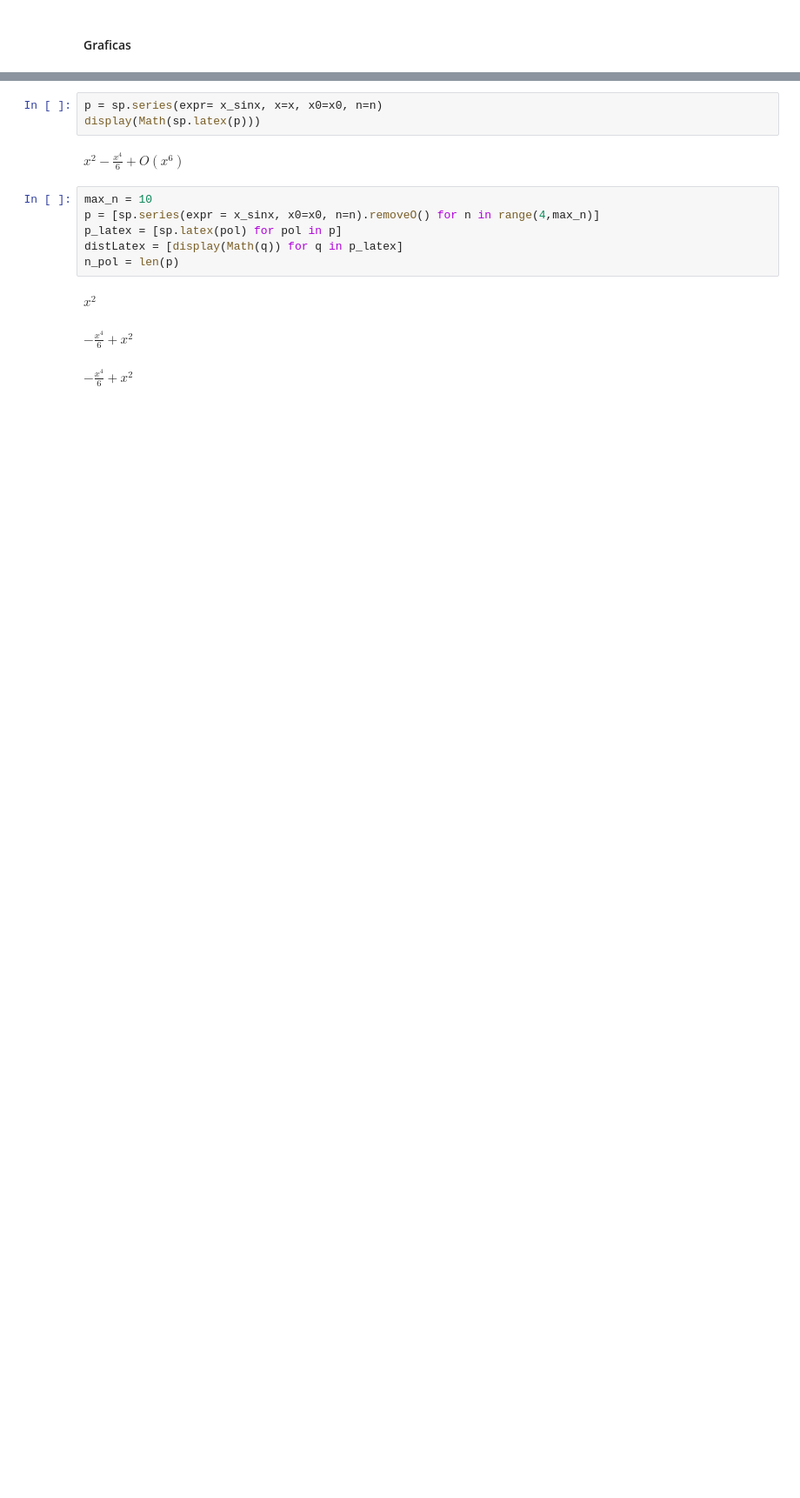
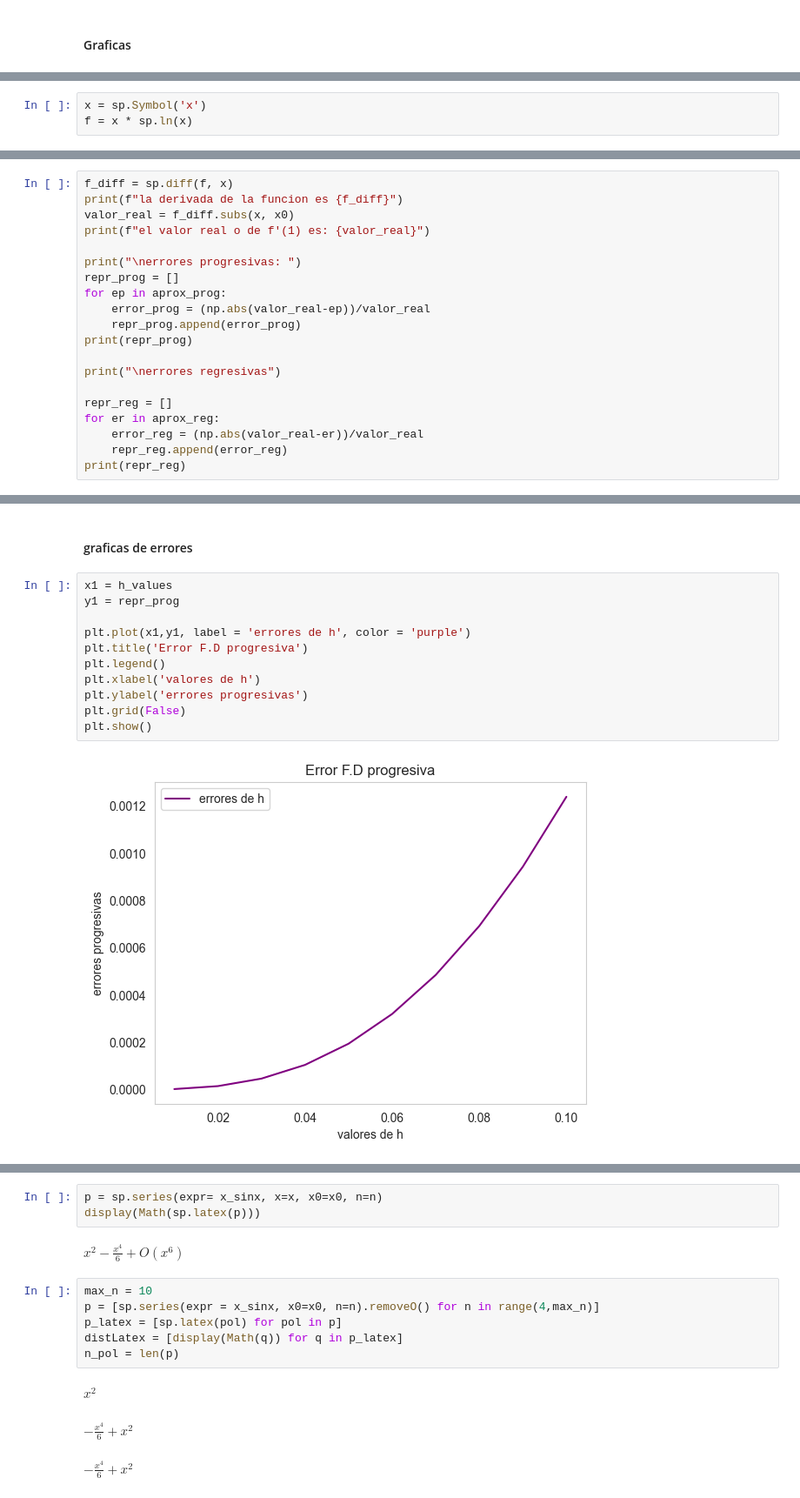
Before and after one commit to K3nnyZY/computer-solutions, a Jupyter notebook: taller.ipynb, the cells around one changed output, grey strips where cells are left out. Shown at 87% size. Cells and saved outputs as stored; diff of their text form; blank space fills up the shorter version.

```diff
--- a/taller.ipynb
+++ b/taller.ipynb
@@ -104,0 +186,3 @@ Halle las fórmulas de diferencias progresivas, regresivas y centrales para cual
+# %%
+x = sp.Symbol('x')
+f = x * sp.ln(x)
@@ -104,0 +241,20 @@ Halle las fórmulas de diferencias progresivas, regresivas y centrales para cual
+# %%
+f_diff = sp.diff(f, x)
+print(f"la derivada de la funcion es {f_diff}")
+valor_real = f_diff.subs(x, x0)
+print(f"el valor real o de f'(1) es: {valor_real}")
+
+print("\nerrores progresivas: ")
+repr_prog = []
+for ep in aprox_prog:
+    error_prog = (np.abs(valor_real-ep))/valor_real
+    repr_prog.append(error_prog)
+print(repr_prog)
+
+print("\nerrores regresivas")
+
+repr_reg = []
+for er in aprox_reg:
+    error_reg = (np.abs(valor_real-er))/valor_real
+    repr_reg.append(error_reg)
+print(repr_reg)
@@ -104,0 +270,15 @@ Halle las fórmulas de diferencias progresivas, regresivas y centrales para cual
+# %% [markdown]
+#### graficas de errores
+# %%
+x1 = h_values
+y1 = repr_prog
+
+plt.plot(x1,y1, label = 'errores de h', color = 'purple')
+plt.title('Error F.D progresiva')
+plt.legend()
+plt.xlabel('valores de h')
+plt.ylabel('errores progresivas')
+plt.grid(False)
+plt.show()
+# %% [output]
+[figure, added]
```
Also changed, not shown: parts of 24 cells of this notebook, 3 other files.
